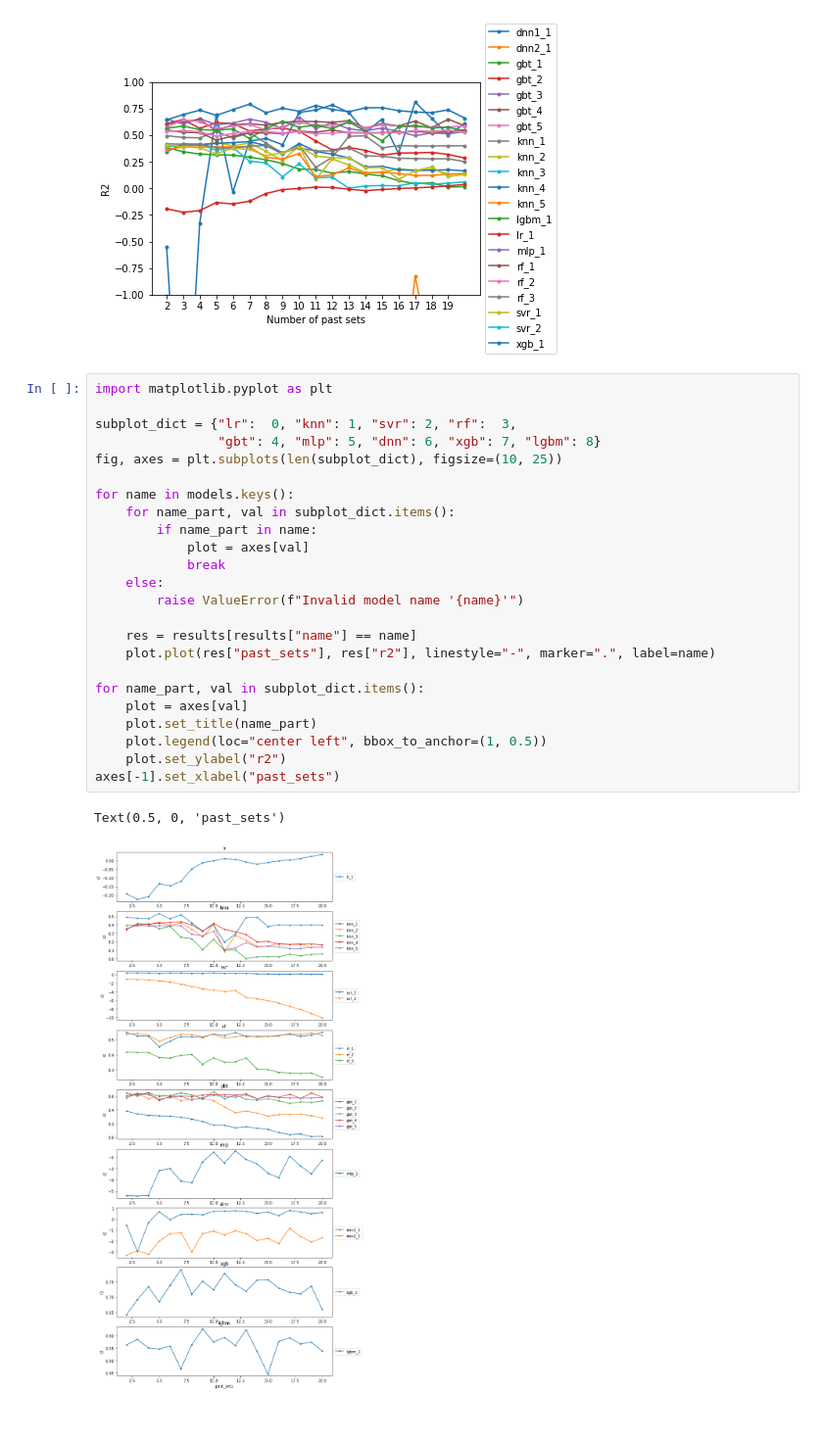
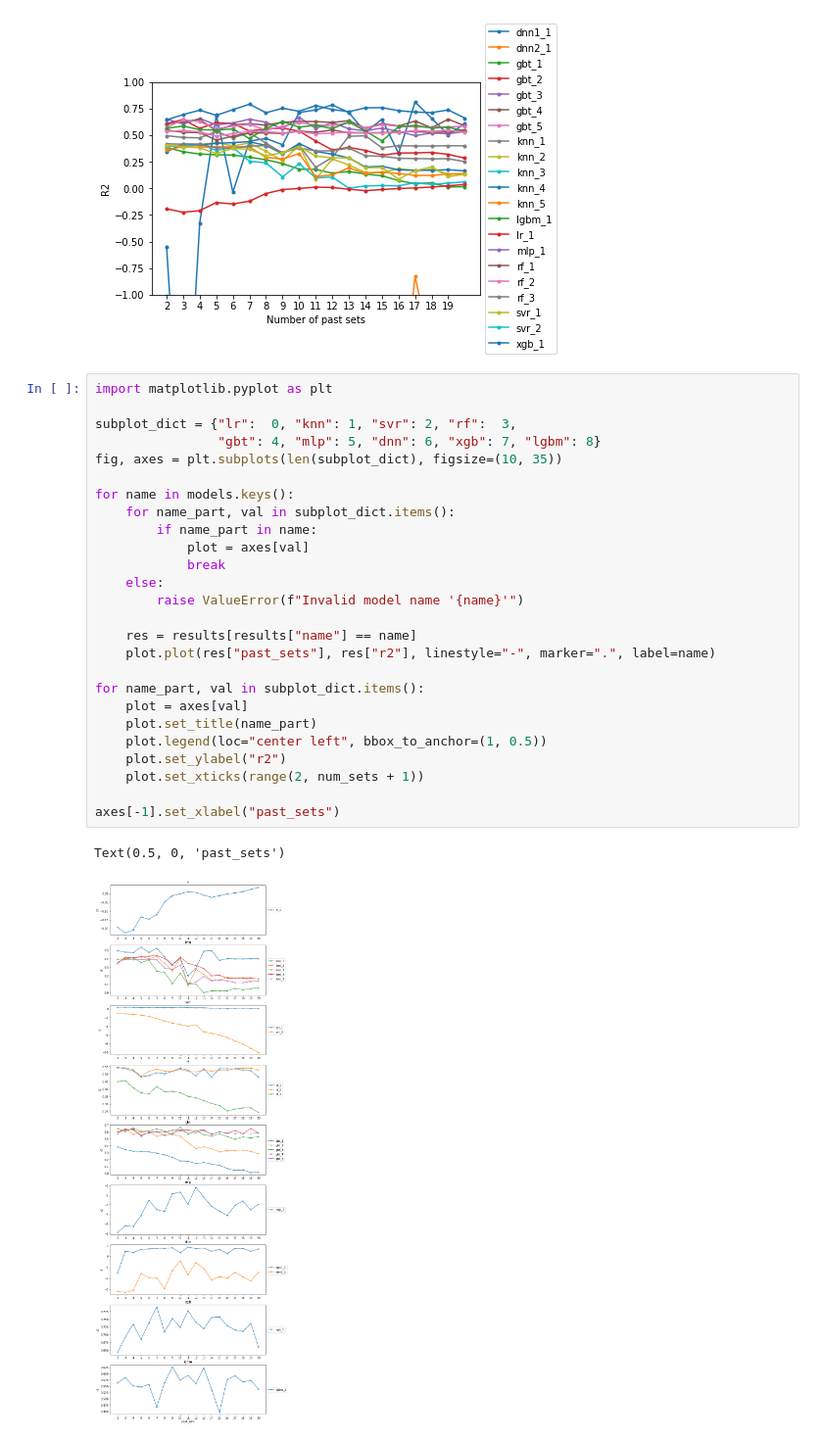
Before and after one commit to brdoney/TOP500-machine-learning, a Jupyter notebook: results_top.ipynb, the cells around one changed output. Shown at 98% size. Drawn from its saved outputs; the diff is of its cells as text.

```diff
--- a/results_top.ipynb
+++ b/results_top.ipynb
@@ -149,27 +149,29 @@ plt.legend(loc="center left", bbox_to_anchor=(1, 0.5))
 # %%
 import matplotlib.pyplot as plt
 
 subplot_dict = {"lr":  0, "knn": 1, "svr": 2, "rf":  3,
                 "gbt": 4, "mlp": 5, "dnn": 6, "xgb": 7, "lgbm": 8}
-fig, axes = plt.subplots(len(subplot_dict), figsize=(10, 25))
+fig, axes = plt.subplots(len(subplot_dict), figsize=(10, 35))
 
 for name in models.keys():
     for name_part, val in subplot_dict.items():
         if name_part in name:
             plot = axes[val]
             break
     else:
         raise ValueError(f"Invalid model name '{name}'")
 
     res = results[results["name"] == name]
     plot.plot(res["past_sets"], res["r2"], linestyle="-", marker=".", label=name)
 
 for name_part, val in subplot_dict.items():
     plot = axes[val]
     plot.set_title(name_part)
     plot.legend(loc="center left", bbox_to_anchor=(1, 0.5))
     plot.set_ylabel("r2")
+    plot.set_xticks(range(2, num_sets + 1))
+
 axes[-1].set_xlabel("past_sets")
 # %% [output]
 Text(0.5, 0, 'past_sets')
-[figure, old version]
+[figure, new version]
```
Also changed, not shown: parts of 1 cell of this notebook.
